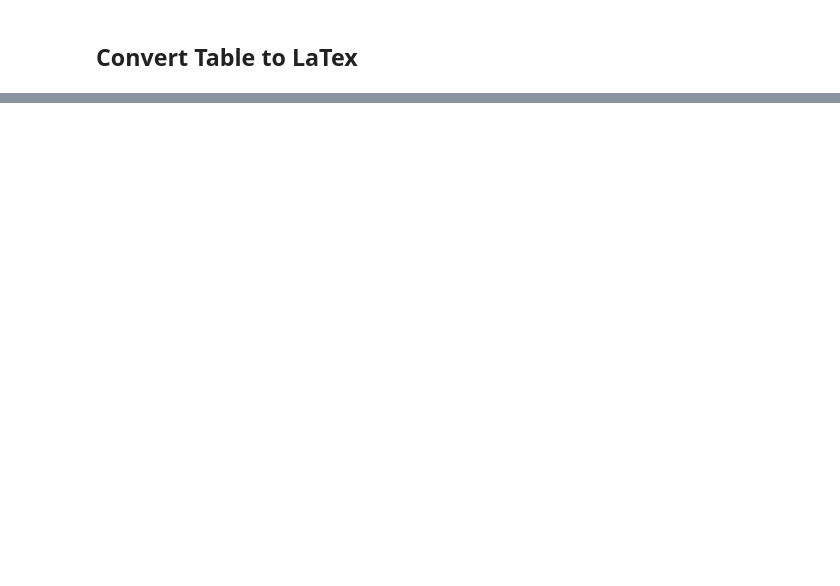
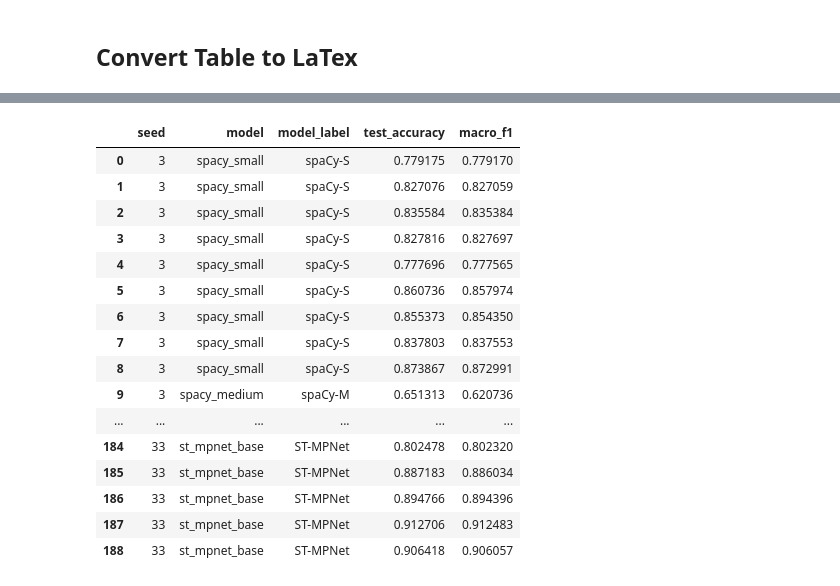
Before and after one commit to ufdatastudio/predictions, a Jupyter notebook: notebook_experiments/naacl_26_27-vizualize_llm_results.ipynb, the cells around one changed output, grey strips where cells are left out. Cells and saved outputs as stored; diff of their text form; code cells hidden in the pictures; blank space fills up the shorter version.

Commit message:
feat: results for glodd + conll + ml + llm

```diff
--- a/notebook_experiments/naacl_26_27-vizualize_llm_results.ipynb
+++ b/notebook_experiments/naacl_26_27-vizualize_llm_results.ipynb
@@ -33,2 +49,9 @@ results_path
+# %%
+results_root = Path(
+    "../data/classification_results/naacl_2026_submission"
+).resolve()
+
+experiment_dir = results_root / experiment
+averaged_dir = experiment_dir / "averaged"
 # %% [markdown]
 ## Base Results
@@ -415,0 +307,82 @@ plt.show()
+# %%
+# =====================================================
+# ML Model Results
+# =====================================================
+
+embedding_models = {
+    "spacy_small": "spaCy-S",
+    "spacy_medium": "spaCy-M",
+    "spacy_large": "spaCy-L",
+    "st_distilroberta": "ST-DR",
+    "st_minilm_l12": "ST-ML12",
+    "st_minilm_l6": "ST-ML6",
+    "st_mpnet_base": "ST-MPNet",
+}
+
+ml_records = []
+
+for seed in seeds:
+    seed_dir = experiment_dir / f"seed{seed}" / "in_domain"
+
+    for embedding, model_label in embedding_models.items():
+        metrics_file = (
+            seed_dir / embedding / "metrics_summary_ml_models.csv"
+        )
+
+        if not metrics_file.exists():
+            print(f"Missing: {metrics_file}")
+            continue
+
+        df = pd.read_csv(metrics_file)
+
+        if df.empty:
+            continue
+
+        for _, row in df.iterrows():
+            f1_0 = pd.to_numeric(row.get("f1_class_0", np.nan), errors="coerce")
+            f1_1 = pd.to_numeric(row.get("f1_class_1", np.nan), errors="coerce")
+
+            ml_records.append({
+                "seed": seed,
+                "model": embedding,
+                "model_label": model_label,
+                "test_accuracy": pd.to_numeric(
+                    row.get("test_accuracy", np.nan), errors="coerce"
+                ),
+                "macro_f1": np.mean([f1_0, f1_1]),
+            })
+
+ml_seed_results = pd.DataFrame(ml_records)
+
+ml_summary = (
+    ml_seed_results
+    .groupby(["model", "model_label"], as_index=False)
+    .agg(
+        test_accuracy=("test_accuracy", "mean"),
+        test_accuracy_std=("test_accuracy", "std"),
+        macro_f1=("macro_f1", "mean"),
+        macro_f1_std=("macro_f1", "std"),
+        n_seeds=("seed", "nunique"),
+    )
+)
+
+display(ml_seed_results)
+display(ml_summary)
+# %% [output]
+|  | seed | model | model_label | test_accuracy | macro_f1 |
+| 0 | 3 | spacy_small | spaCy-S | 0.779175 | 0.779170 |
+| 1 | 3 | spacy_small | spaCy-S | 0.827076 | 0.827059 |
+| 2 | 3 | spacy_small | spaCy-S | 0.835584 | 0.835384 |
+| 3 | 3 | spacy_small | spaCy-S | 0.827816 | 0.827697 |
+| 4 | 3 | spacy_small | spaCy-S | 0.777696 | 0.777565 |
+| 5 | 3 | spacy_small | spaCy-S | 0.860736 | 0.857974 |
+| 6 | 3 | spacy_small | spaCy-S | 0.855373 | 0.854350 |
+| 7 | 3 | spacy_small | spaCy-S | 0.837803 | 0.837553 |
+| 8 | 3 | spacy_small | spaCy-S | 0.873867 | 0.872991 |
+| 9 | 3 | spacy_medium | spaCy-M | 0.651313 | 0.620736 |
+| ... | ... | ... | ... | ... | ... |
+| 184 | 33 | st_mpnet_base | ST-MPNet | 0.802478 | 0.802320 |
+| 185 | 33 | st_mpnet_base | ST-MPNet | 0.887183 | 0.886034 |
+| 186 | 33 | st_mpnet_base | ST-MPNet | 0.894766 | 0.894396 |
+| 187 | 33 | st_mpnet_base | ST-MPNet | 0.912706 | 0.912483 |
+| 188 | 33 | st_mpnet_base | ST-MPNet | 0.906418 | 0.906057 |
```
Also changed, not shown: parts of 11 cells of this notebook.
